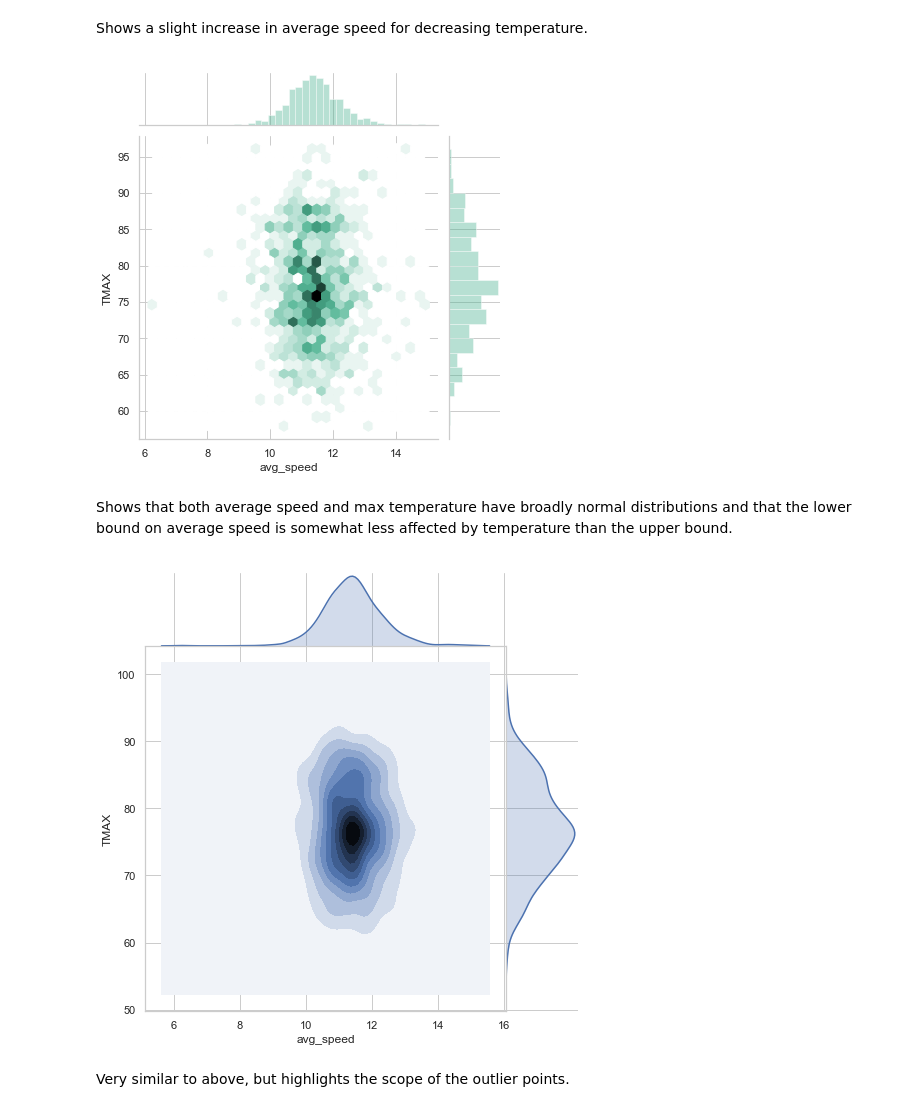
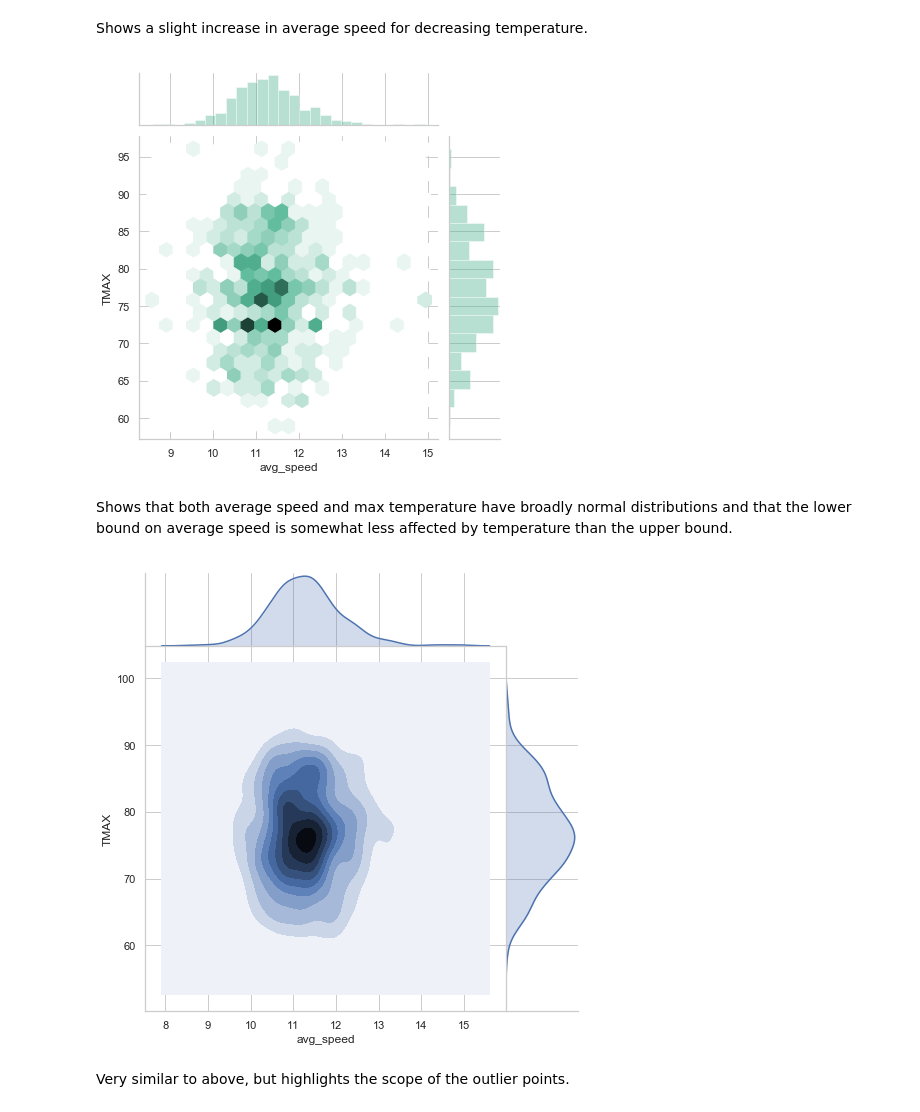
Before and after one commit to jordanplanders/Thinkful, a Jupyter notebook: Bootcamp/Unit 1/bike_data/Kevin_bike_datavis.ipynb, the cells around one changed output. Saved outputs shown, nothing was run; the diff lists cells and outputs as text; code cells hidden in the pictures.

```diff
--- a/Bootcamp/Unit 1/bike_data/Kevin_bike_datavis.ipynb
+++ b/Bootcamp/Unit 1/bike_data/Kevin_bike_datavis.ipynb
@@ -48,7 +48,7 @@ Index(['date_submitted', 'workout_date', 'activity_type', 'calories_burned',
        'PGTM', 'TAVG', 'TMAX', 'TMIN', 'WDF2', 'WDF5', 'WSF2', 'WSF5'],
       dtype='object')
 # %%
-work_df = bike_df[(bike_df.avg_speed>6) & (bike_df.distance>5.5) & (bike_df.distance<7.5) & (bike_df.wkday_wknd == 'wkday')]
+work_df = bike_df[(bike_df.max_pace>0) &(bike_df.avg_speed>6) & (bike_df.distance>5.5) & (bike_df.distance<7.5) & (bike_df.wkday_wknd == 'wkday')]
 # %%
 # This doesn't work, but I don't know why...
 dates = work_df.groupby('workout_ts')
@@ -181,14 +181,16 @@ ax.set(ylabel = 'Max Temperature', xlabel = 'Avg. Speed (mi/h)')
 Shows a slight increase in average speed for decreasing temperature.
 # %%
 ax = sns.jointplot(work2way_df.avg_speed, work2way_df.TMAX, kind="hex", color="#4CB391")
+sns.despine(right=True)
 # %% [output]
-[figure, old version]
+[figure, new version]
 # %% [markdown]
 Shows that both average speed and max temperature have broadly normal distributions and that the lower bound on average speed is somewhat less affected by temperature than the upper bound.
 # %%
-g = sns.jointplot(work2way_df.avg_speed, work2way_df.TMAX, kind="kde", height=7, space=0)
+ax = sns.jointplot(work2way_df.avg_speed, work2way_df.TMAX, kind="kde", height=7, space=0)
+sns.despine(right=True)
 # %% [output]
-[figure, old version]
+[figure, new version]
 # %% [markdown]
 Very similar to above, but highlights the scope of the outlier points.
 # %% [markdown]
```
Also changed, not shown: parts of 15 cells of this notebook.
